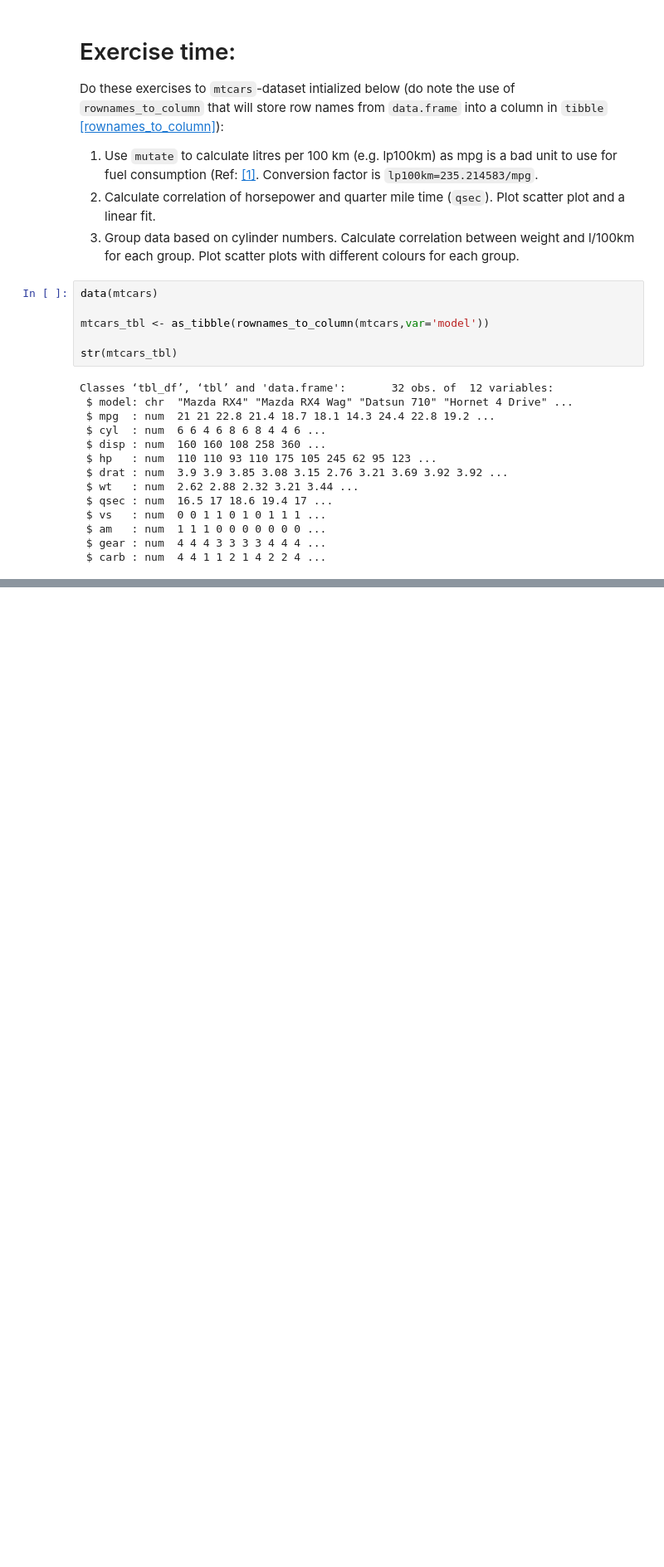
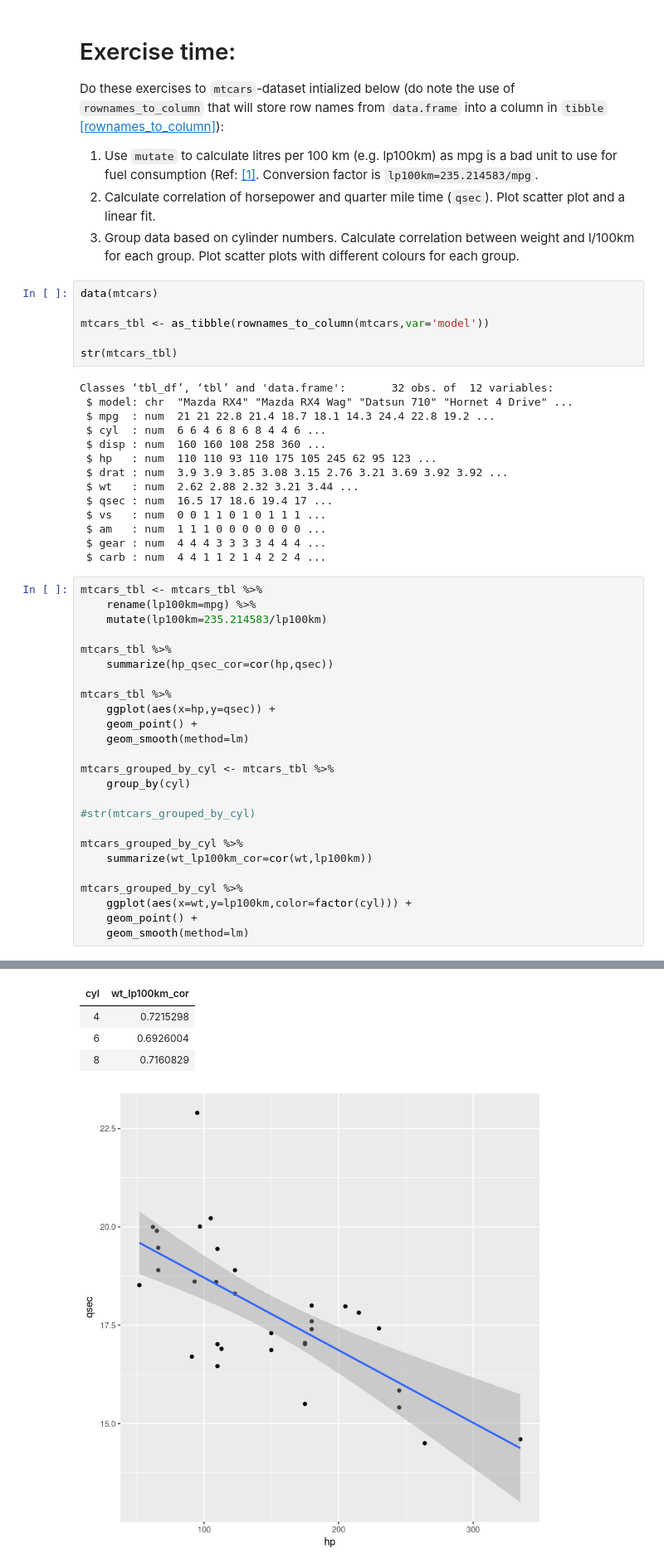
Before and after one commit to AaltoSciComp/python-r-data-analysis-course, a Jupyter notebook: r/02_Summaries_and_Groups.ipynb, the cells around one changed output, grey strips where cells are left out. Shown at 83% size. Cells and saved outputs as stored; diff of their text form; blank space fills up the shorter version.

```diff
--- a/r/02_Summaries_and_Groups.ipynb
+++ b/r/02_Summaries_and_Groups.ipynb
@@ -170,3 +170,29 @@ Classes ‘tbl_df’, ‘tbl’ and 'data.frame':       32 obs. of  12 variables
  $ am   : num  1 1 1 0 0 0 0 0 0 0 ...
  $ gear : num  4 4 4 3 3 3 3 4 4 4 ...
  $ carb : num  4 4 1 1 2 1 4 2 2 4 ...
+# %%
+mtcars_tbl <- mtcars_tbl %>%
+    rename(lp100km=mpg) %>%
+    mutate(lp100km=235.214583/lp100km)
+
+mtcars_tbl %>%
+    summarize(hp_qsec_cor=cor(hp,qsec))
+
+mtcars_tbl %>%
+    ggplot(aes(x=hp,y=qsec)) +
+    geom_point() +
+    geom_smooth(method=lm)
+
+mtcars_grouped_by_cyl <- mtcars_tbl %>%
+    group_by(cyl)
+
+#str(mtcars_grouped_by_cyl)
+
+mtcars_grouped_by_cyl %>%
+    summarize(wt_lp100km_cor=cor(wt,lp100km))
+
+mtcars_grouped_by_cyl %>%
+    ggplot(aes(x=wt,y=lp100km,color=factor(cyl))) +
+    geom_point() +
+    geom_smooth(method=lm)
+# %% [output]
@@ -172,0 +201,5 @@ Classes ‘tbl_df’, ‘tbl’ and 'data.frame':       32 obs. of  12 variables
+| cyl | wt_lp100km_cor |
+| 4 | 0.7215298 |
+| 6 | 0.6926004 |
+| 8 | 0.7160829 |
+[figure, added]
```
Also changed, not shown: parts of 6 cells of this notebook.
